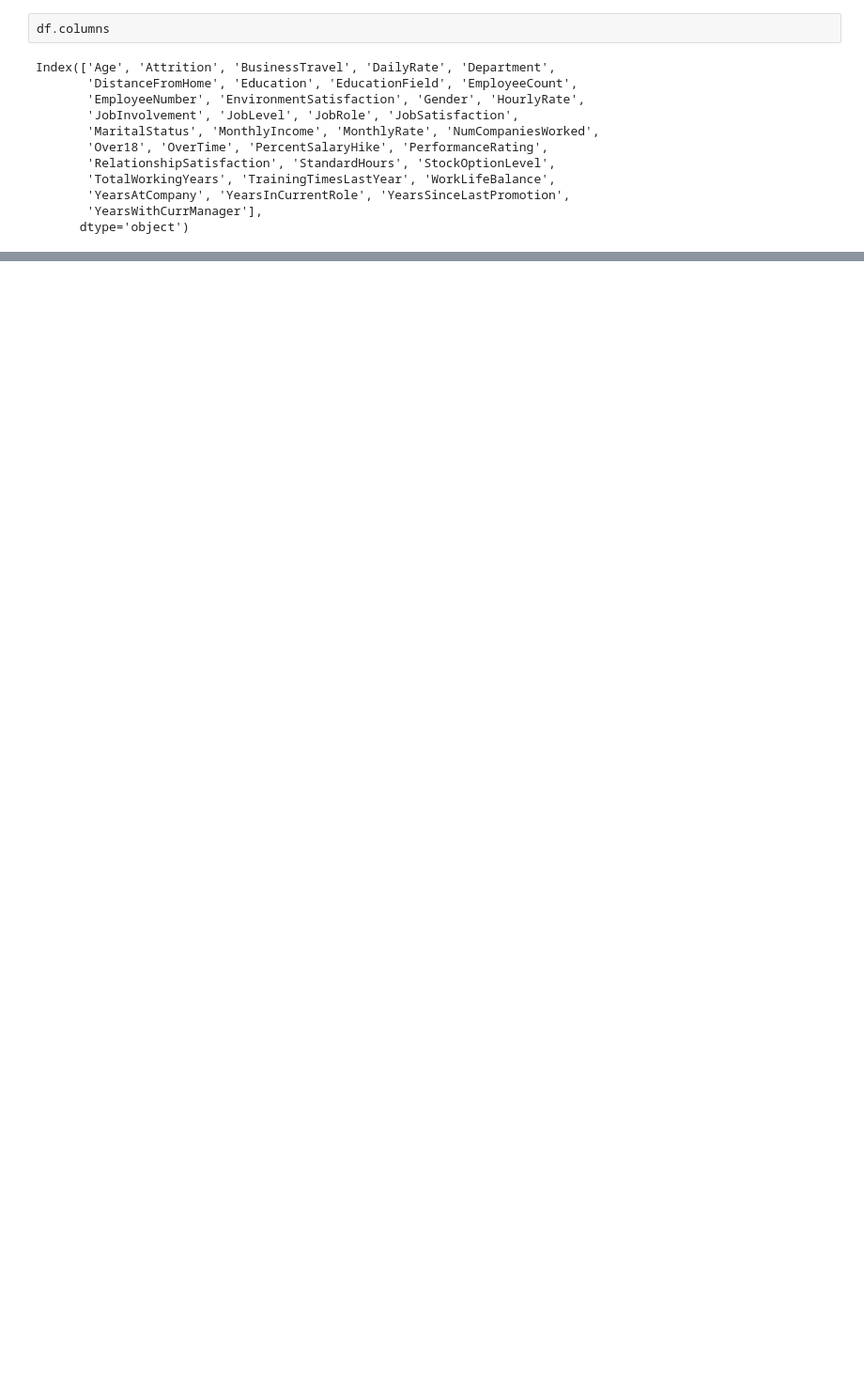
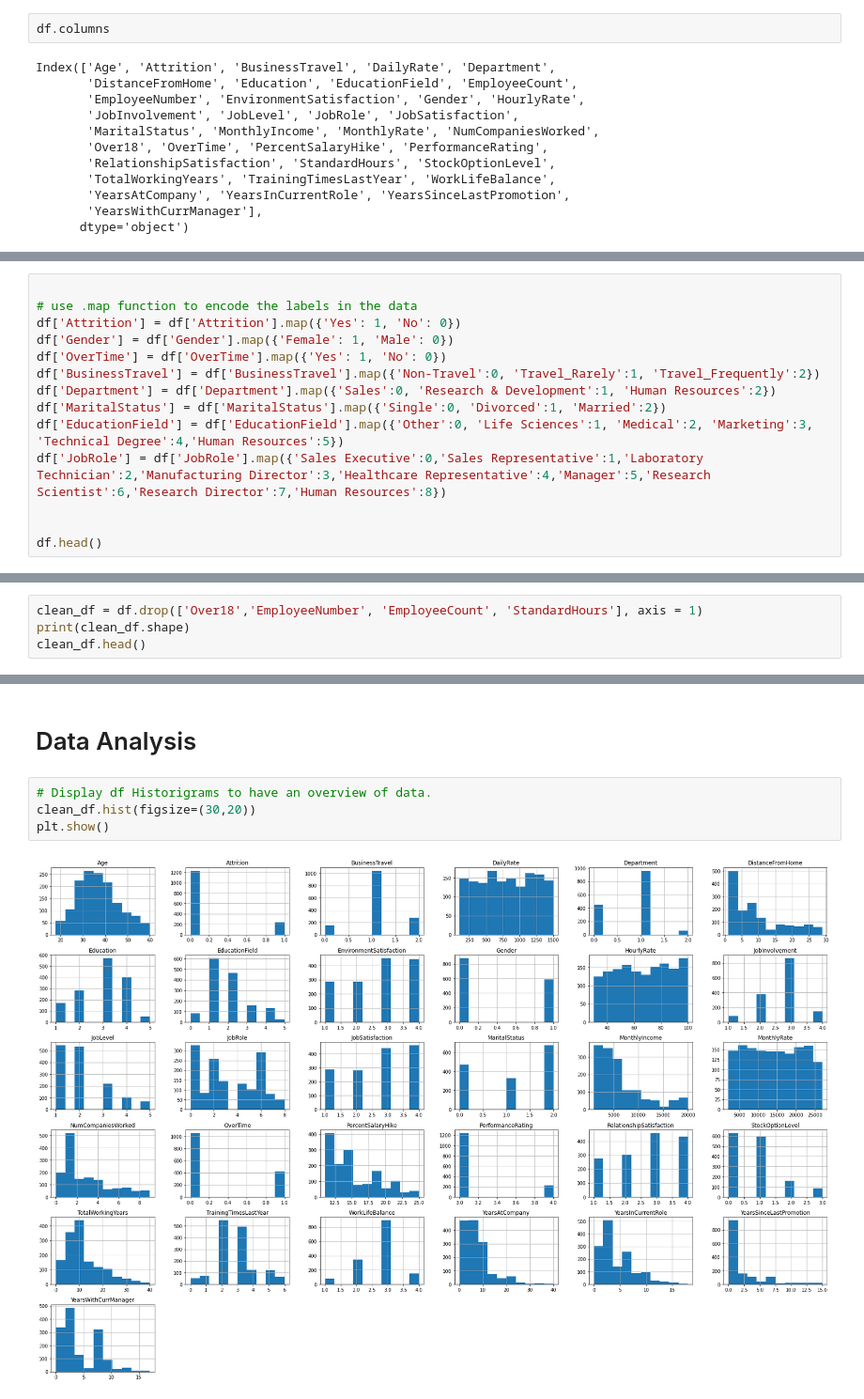
Before and after one commit to dalemunroe/project-4_group-2, a Jupyter notebook: workbook.ipynb, the cells around one changed output, grey strips where cells are left out. Shown at 94% size. Drawn from its saved outputs; the diff is of its cells as text; blank space fills up the shorter version.

```diff
--- a/workbook.ipynb
+++ b/workbook.ipynb
@@ -71,0 +124,14 @@ dtype: object
+# %%
+
+# use .map function to encode the labels in the data
+df['Attrition'] = df['Attrition'].map({'Yes': 1, 'No': 0})
+df['Gender'] = df['Gender'].map({'Female': 1, 'Male': 0})
+df['OverTime'] = df['OverTime'].map({'Yes': 1, 'No': 0})
+df['BusinessTravel'] = df['BusinessTravel'].map({'Non-Travel':0, 'Travel_Rarely':1, 'Travel_Frequently':2})
+df['Department'] = df['Department'].map({'Sales':0, 'Research & Development':1, 'Human Resources':2})
+df['MaritalStatus'] = df['MaritalStatus'].map({'Single':0, 'Divorced':1, 'Married':2})
+df['EducationField'] = df['EducationField'].map({'Other':0, 'Life Sciences':1, 'Medical':2, 'Marketing':3, 'Technical Degree':4,'Human Resources':5})
+df['JobRole'] = df['JobRole'].map({'Sales Executive':0,'Sales Representative':1,'Laboratory Technician':2,'Manufacturing Director':3,'Healthcare Representative':4,'Manager':5,'Research Scientist':6,'Research Director':7,'Human Resources':8})
+
+
+df.head()
@@ -71,0 +145,4 @@ dtype: object
+# %%
+clean_df = df.drop(['Over18','EmployeeNumber', 'EmployeeCount', 'StandardHours'], axis = 1)
+print(clean_df.shape)
+clean_df.head()
@@ -71,0 +185,8 @@ dtype: object
+# %% [markdown]
+# Data Analysis
+# %%
+# Display df Historigrams to have an overview of data.
+clean_df.hist(figsize=(30,20))
+plt.show()
+# %% [output]
+[figure, added]
```
Also changed, not shown: parts of 28 cells of this notebook, 2 other files.
